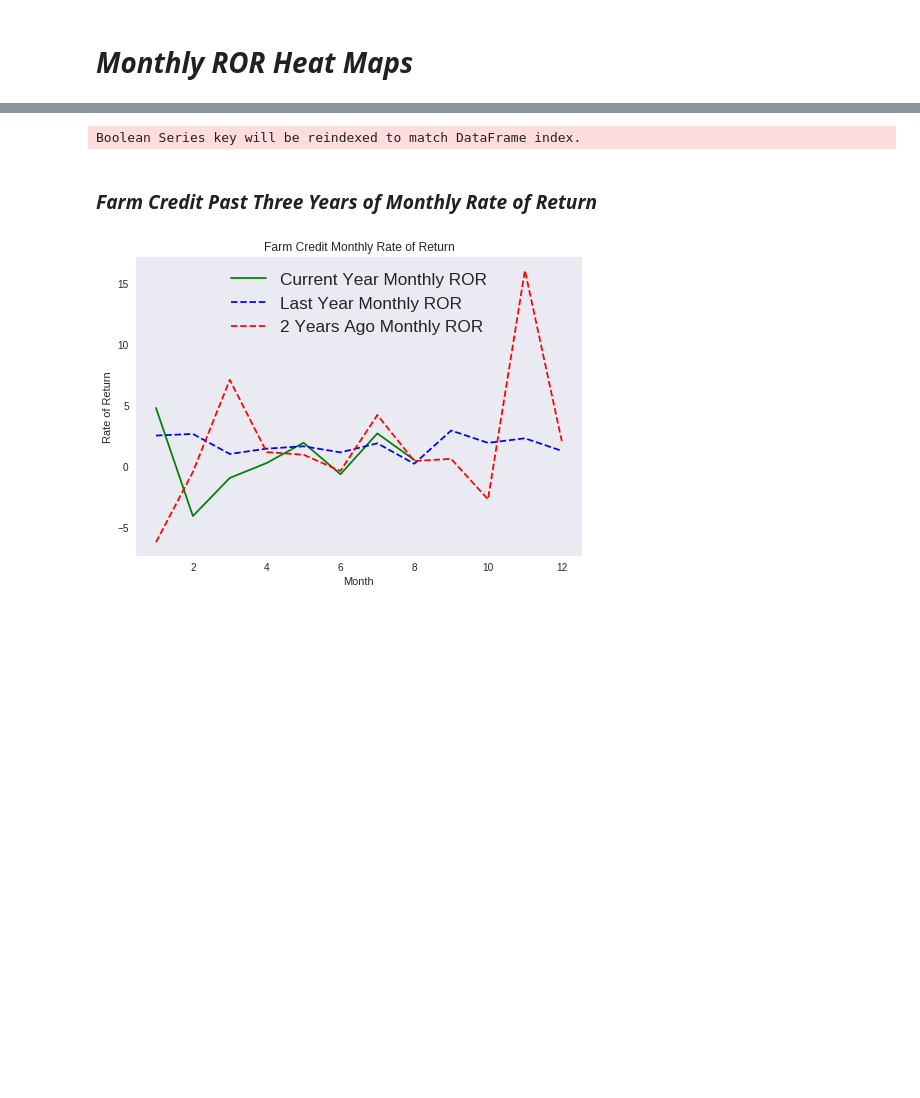
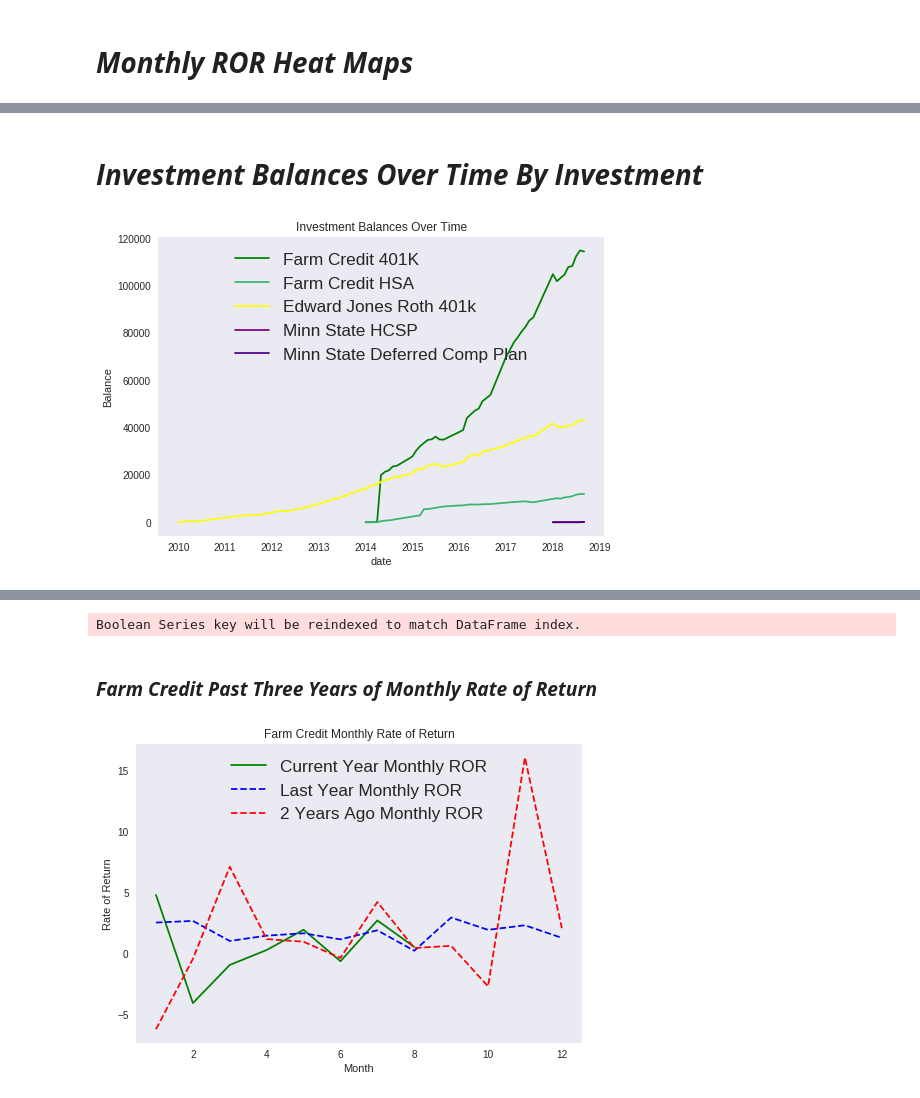
Before and after one commit to rkrall85/learning-through-bits, a Jupyter notebook: FIRE/Fire.ipynb, the cells around one changed output, grey strips where cells are left out. Saved outputs shown, nothing was run; the diff lists cells and outputs as text; code cells hidden in the pictures; blank space fills up the shorter version.

```diff
--- a/FIRE/Fire.ipynb
+++ b/FIRE/Fire.ipynb
@@ -332,0 +253,60 @@ plt.show()
+# %% [markdown]
+# ***Investment Balances Over Time By Investment***
+# %%
+#balances over time
+current_year  = now.year
+current_month = now.month
+balances_df = investment_df[(investment_df.tran_year <= current_year) & (investment_df.tran_month < current_month)][['company', 'type', 'first_of_month','end_balance']]
+#balances_df = balances_df.assign(investment_name = balances_df.company.astype(str) + ' - ' + balances_df.type.astype(str))
+
+################################################################################
+###################Grabbing data points for lines###############################
+#########################Farm Credit############################################
+#maybe put logic in function
+fc_401k_df = balances_df[(balances_df.company == 'Farm Credit') & (balances_df.type == '401k')][['first_of_month','end_balance']]
+x0 = fc_401k_df[['first_of_month']]
+y0 = fc_401k_df[['end_balance']]
+
+fc_HSA_df = balances_df[(balances_df.company == 'Farm Credit') & (balances_df.type == 'HSA')][['first_of_month','end_balance']]
+x1 = fc_HSA_df[['first_of_month']]
+y1 = fc_HSA_df[['end_balance']]
+#########################Edwards Jones##########################################
+#maybe put logic in function
+ej_401k_df = balances_df[(balances_df.company == 'Edward Jones') & (balances_df.type == 'Roth 401k')][[ 'first_of_month','end_balance']]
+x2 = ej_401k_df[['first_of_month']]
+y2 = ej_401k_df[['end_balance']]
+
+#ej_housefund_df = balances_df[(balances_df.company == 'Edward Jones') & (balances_df.type == 'House Fund')][[ 'first_of_month','end_balance']]
+#x3 = ej_housefund_df[['first_of_month']]
+#y3 = ej_housefund_df[['end_balance']]
+########################Minn State##############################################
+minnstate_hcsp_df = balances_df[(balances_df.company == 'Minn State') & (balances_df.type == 'HCSP')][['first_of_month','end_balance']]
+x4 = minnstate_hcsp_df[['first_of_month']]
+y4 = minnstate_hcsp_df[['end_balance']]
+
+minnstate_deferredcomp_df = balances_df[(balances_df.company == 'Minn State') & (balances_df.type == 'Deferred Comp Plan')][[ 'first_of_month','end_balance']]
+x5 = minnstate_deferredcomp_df[['first_of_month']]
+y5 = minnstate_deferredcomp_df[['end_balance']]
+#need to add pension
+################################################################################
+
+
+################################################################################
+##################Graphing out lines############################################
+fig, ax = plt.subplots()
+ax.plot(x0,y0, 'k', color = 'Green',label = 'Farm Credit 401K')
+ax.plot(x1,y1, 'k', color = 'MediumSeaGreen', label = 'Farm Credit HSA')
+ax.plot(x2,y2, 'k', color = 'Yellow', label = 'Edward Jones Roth 401k')
+#ax.plot(x3,y3, 'k', color = 'Gold', label = 'Edward Jones House Fund')
+ax.plot(x4,y4, 'k', color = 'Purple', label = 'Minn State HCSP')
+ax.plot(x5,y5, 'k', color = 'Indigo', label = 'Minn State Deferred Comp Plan')
+
+
+ax.set(xlabel='date', ylabel='Balance',title='Investment Balances Over Time')
+legend = ax.legend(loc='upper center', shadow=True, fontsize='x-large')
+ax.grid()
+
+plt.show()
+################################################################################
+# %% [output]
+[figure, added]
```
Also changed, not shown: parts of 19 cells of this notebook.
